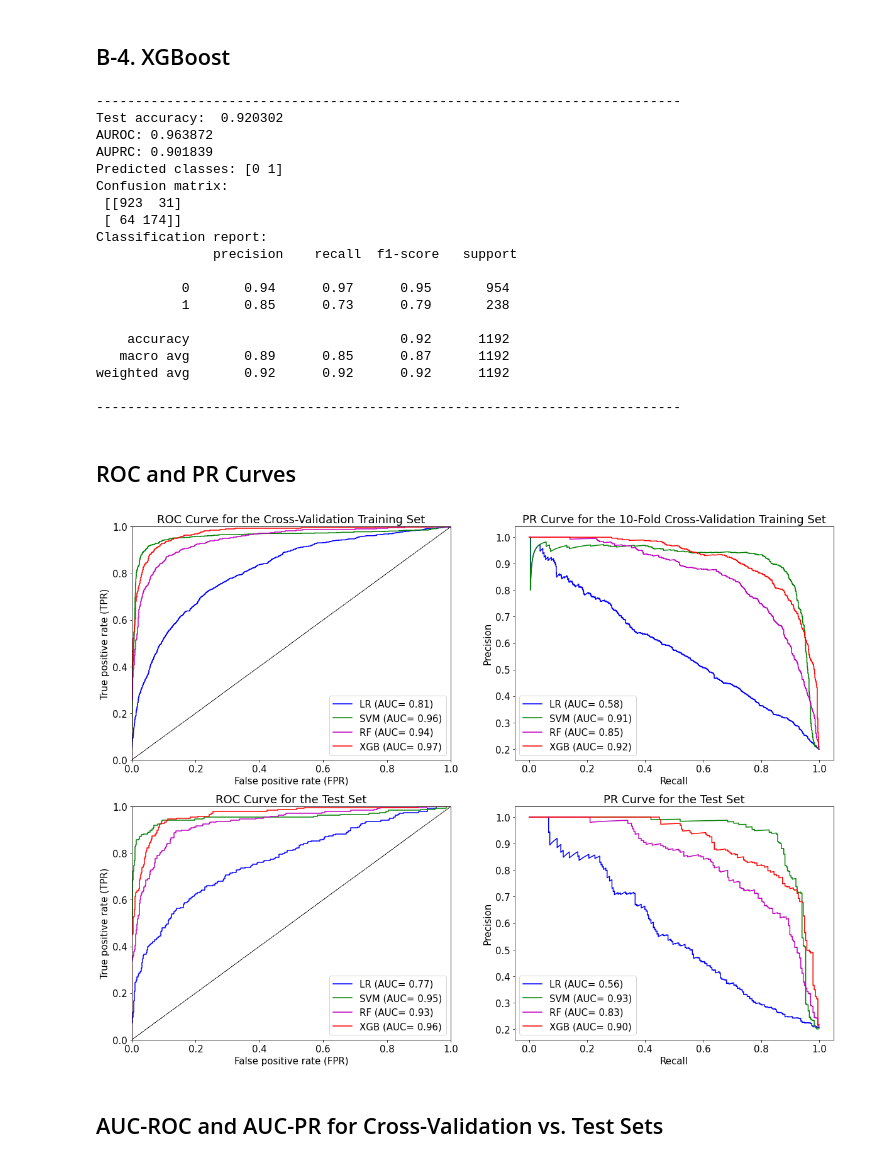
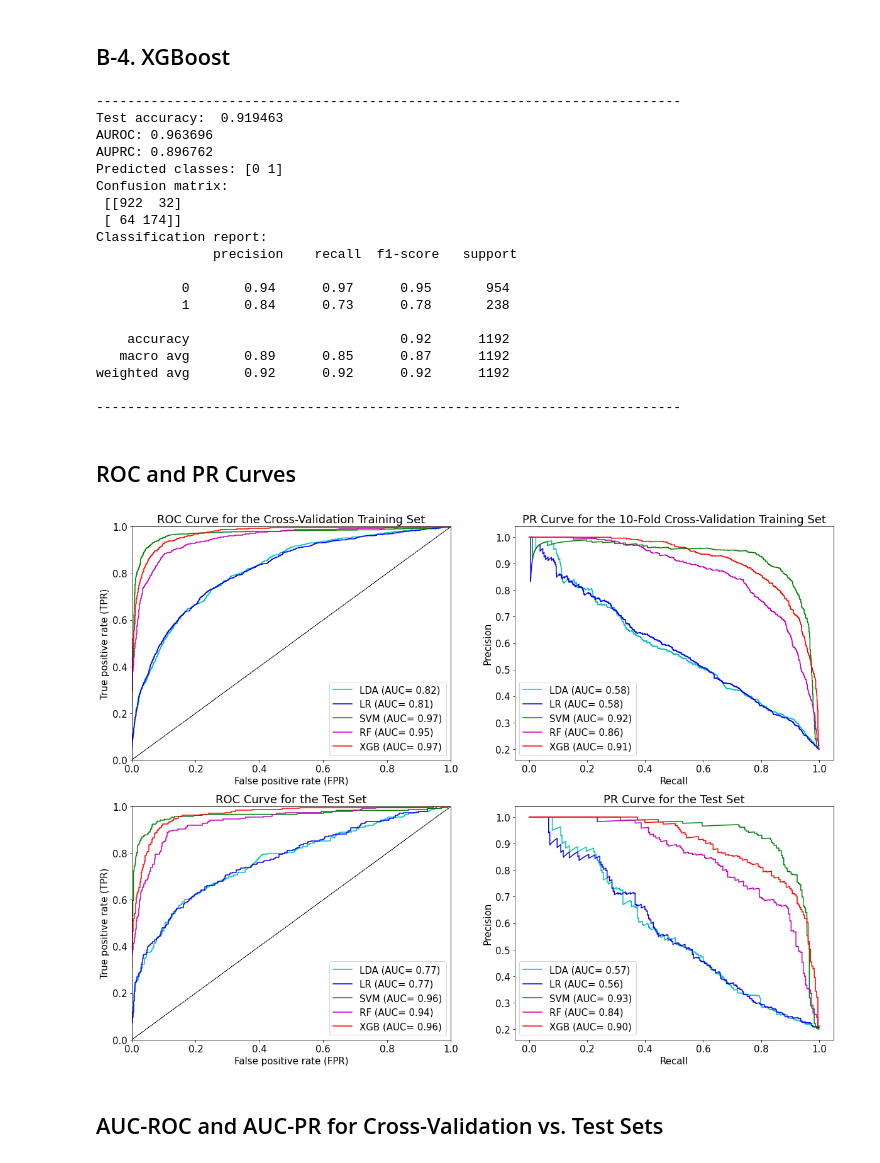
Before and after one commit to Owerre/Home-Equity-Loan, a Jupyter notebook: notebooks/03-ml.ipynb, the cells around one changed output. Drawn from its saved outputs; the diff is of its cells as text; code cells hidden in the pictures.

```diff
--- a/notebooks/03-ml.ipynb
+++ b/notebooks/03-ml.ipynb
@@ -154,0 +160,3 @@ model = SupervisedModels()
+# %%
+lda_clf = LinearDiscriminantAnalysis(solver='svd')
+model.model_selection_cv(lda_clf, X_train_scaled, y_train, cv_fold = 10, scoring = 'accuracy')
@@ -240,13 +268,15 @@ weighted avg       0.89      0.89      0.87      4768
 # Range of hyperparameters
 params = {'C': [2**x for x in range(-2,11,2)],
           'gamma': [2**x for x in range(-11,1,2)],
-          'class_weight': [None, {0:1, 1:3},{0:1, 1:5},{0:1, 1:7},{0:1, 1:10}]
+          'class_weight': [None, {0:1, 1:3},{0:1, 1:5},
+                           {0:1, 1:7},{0:1, 1:10}]
          }
 
 # Randomized search for SVM
 svm_clf = SVC(probability = True, kernel = 'rbf')
-rsearch_svm = RandomizedSearchCV(svm_clf, param_distributions = params, cv = 10,scoring = 'roc_auc',
-                                    n_jobs = -1,random_state = 42, verbose = 1)
+rsearch_svm = RandomizedSearchCV(svm_clf, param_distributions = params, cv = 10,
+                                 scoring = 'roc_auc', n_iter =200,
+                                n_jobs = -1,random_state = 42, verbose = 1)
 # Fit the training set
 rsearch_svm.fit(X_train_scaled, y_train)
 
@@ -294,20 +321,23 @@ weighted avg       0.92      0.92      0.92      4768
 # %% [markdown]
 ## Hyperparameter tuning - RF
 # %%
-params = {'max_features': ['auto', 'sqrt', 'log2', None],
-          'max_depth': range(2,10,1),
-          'min_samples_split': range(2,10,1),
-          'min_samples_leaf': range(1,10,2)
-         }
+# Class ratio
+neg = y_train == 0
+pos = y_train == 1
+class_ratio = np.sum(neg)/np.sum(pos)
 
-# Randomized search for RF
-rf_clf =  RandomForestClassifier(2000, random_state = 42)
-rsearch_rf = RandomizedSearchCV(rf_clf, param_distributions = params, n_iter = 100,
-                                  scoring = 'roc_auc', cv = 10, n_jobs = -1,
-                                  random_state = 42, verbose = 1)
+# Range of hyperparameters
+params = {'n_estimators': [100, 300, 500, 1000],
+        'max_features': [0.5, 1, 'sqrt', 'log2', None],
+        'max_depth': range(2,10,1),
+        'class_weight': [None, 'balanced', 'balanced_subsample',
+                         {0: 1, 1: 2}, {0: 1, 1: class_ratio}]}
 
-# Fit the training set
-rsearch_rf.fit(X_train_scaled, y_train)
+# Randomized search
+rf_clf = RandomForestClassifier(random_state = 42)
+rsearch_rf = RandomizedSearchCV(estimator = rf_clf, param_distributions = params,
+                                   scoring = 'roc_auc', cv = 10, n_jobs = -1,n_iter = 200,
+                                   random_state = 42,verbose = 1).fit(X_train_scaled, y_train)
 
 # Pickle trained model
 joblib.dump(rsearch_rf.best_estimator_, '../src/model/rf_clf.pkl')
@@ -496,18 +536,18 @@ weighted avg       0.88      0.88      0.87      1192
 model.test_prediction(xgb_clf, X_train_scaled, y_train, X_test_scaled, y_test)
 # %% [output]
 ---------------------------------------------------------------------------
-Test accuracy:  0.920302
-AUROC: 0.963872
-AUPRC: 0.901839
+Test accuracy:  0.919463
+AUROC: 0.963696
+AUPRC: 0.896762
 Predicted classes: [0 1]
 Confusion matrix:
- [[923  31]
+ [[922  32]
  [ 64 174]]
 Classification report:
                precision    recall  f1-score   support
 
            0       0.94      0.97      0.95       954
-           1       0.85      0.73      0.79       238
+           1       0.84      0.73      0.78       238
 
     accuracy                           0.92      1192
    macro avg       0.89      0.85      0.87      1192
@@ -518,25 +558,29 @@ weighted avg       0.92      0.92      0.92      1192
 ## ROC and PR Curves
 # %%
 plt.figure(figsize = (20,15))
+
+# LDA
+model.plot_roc_pr_curves(lda_clf, X_train_scaled, y_train, X_test_scaled, y_test,
+                         cv_fold = 10, color= 'c', label= 'LDA (AUC= %0.2f)')
 
 # LR
 model.plot_roc_pr_curves(log_clf, X_train_scaled, y_train, X_test_scaled, y_test,
                          cv_fold = 10, color= 'b', label= 'LR (AUC= %0.2f)')
 
 
 # SVM
 model.plot_roc_pr_curves(svm_clf, X_train_scaled, y_train, X_test_scaled, y_test,
                          cv_fold = 10, color= 'g', label= 'SVM (AUC= %0.2f)')
 
 # RF
 model.plot_roc_pr_curves(rf_clf, X_train_scaled, y_train, X_test_scaled, y_test,
                          cv_fold = 10, color= 'm', label= 'RF (AUC= %0.2f)')
 
 # XGB
 model.plot_roc_pr_curves(xgb_clf, X_train_scaled, y_train, X_test_scaled, y_test,
                          cv_fold = 10, color= 'r', label= 'XGB (AUC= %0.2f)')
 # %% [output]
-[figure, old version]
+[figure, new version]
 # %% [markdown]
 ## AUC-ROC and AUC-PR for Cross-Validation vs. Test Sets
 # %%
```
Also changed, not shown: parts of 13 cells of this notebook, 7 other files.
